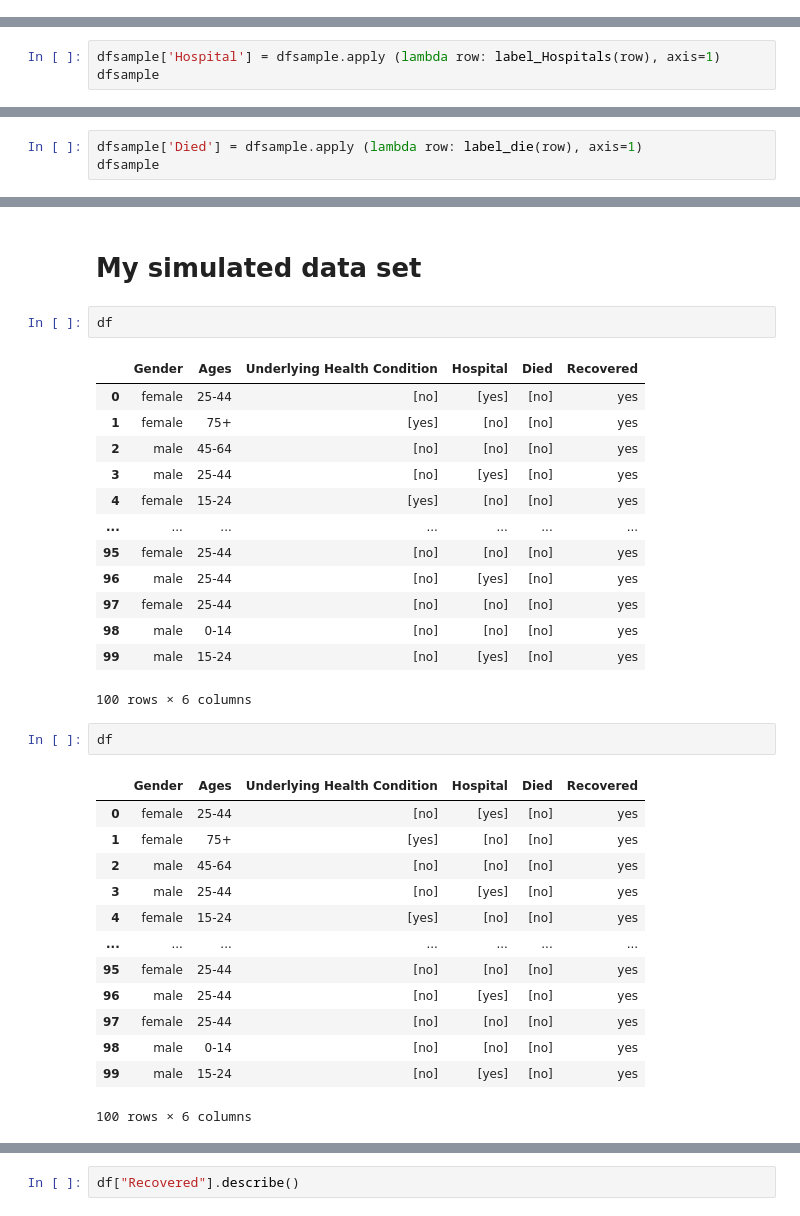
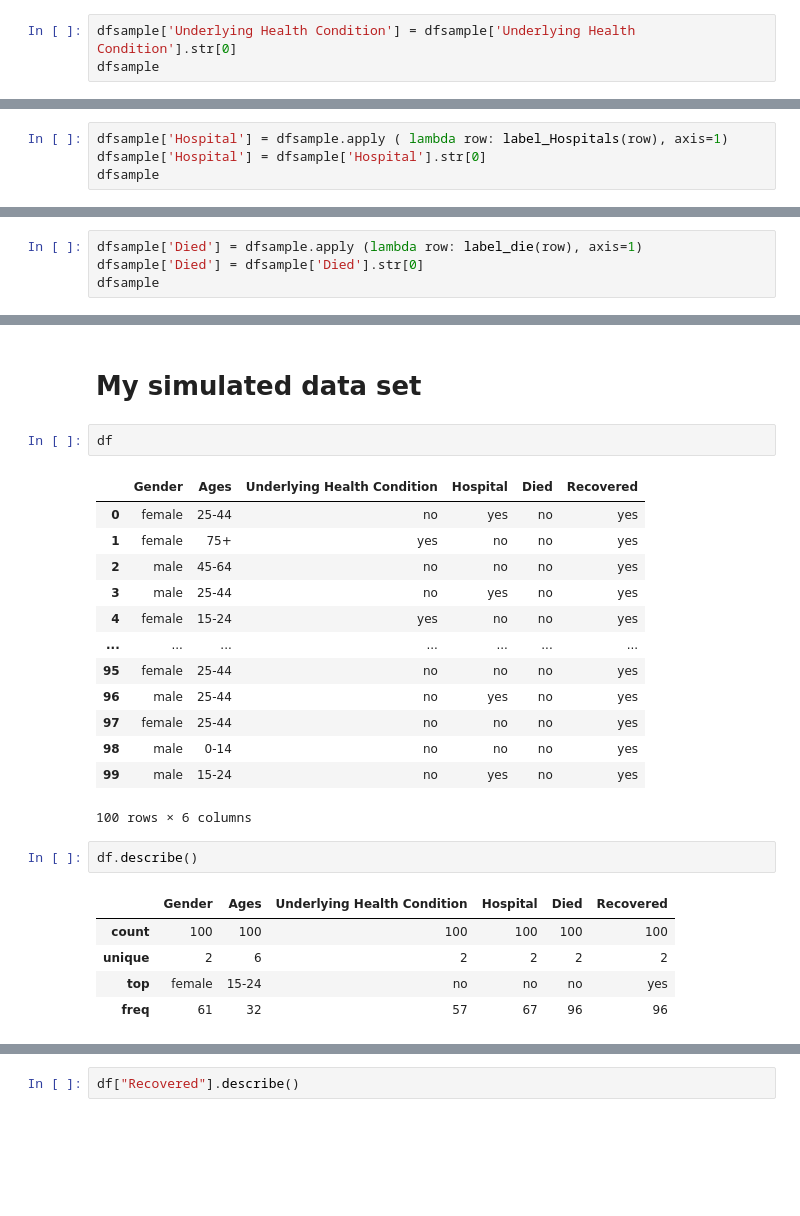
Before and after one commit to AineNicD/simulating-data, a Jupyter notebook: simulating-data.ipynb, the cells around one changed output, grey strips where cells are left out. Saved outputs shown, nothing was run; the diff lists cells and outputs as text; blank space fills up the shorter version.

```diff
--- a/simulating-data.ipynb
+++ b/simulating-data.ipynb
@@ -525,0 +530,3 @@ dfsample
+# %%
+dfsample['Underlying Health Condition'] = dfsample['Underlying Health Condition'].str[0]
+dfsample
@@ -554,7 +575,8 @@ def label_Hospitals (row):
    if row['Ages'] == '75+' :
       return np.random.choice(Hospital, 1, p = [0.36, 0.64])
 # %%
-dfsample['Hospital'] = dfsample.apply (lambda row: label_Hospitals(row), axis=1)
+dfsample['Hospital'] = dfsample.apply ( lambda row: label_Hospitals(row), axis=1)
+dfsample['Hospital'] = dfsample['Hospital'].str[0]
 dfsample
 # %% [output]
 |  | Ages | Underlying Health Condition | Hospital |
@@ -605,6 +627,7 @@ def label_die (row):
       return np.random.choice(Died, 1, p = [0.49, 0.51])
 # %%
 dfsample['Died'] = dfsample.apply (lambda row: label_die(row), axis=1)
+dfsample['Died'] = dfsample['Died'].str[0]
 dfsample
 # %% [output]
 |  | Ages | Underlying Health Condition | Hospital | Died |
@@ -680,31 +703,23 @@ df = df[['Gender','Ages','Underlying Health Condition','Hospital','Died','Recove
 df
 # %% [output]
 |  | Gender | Ages | Underlying Health Condition | Hospital | Died | Recovered |
-| 0 | female | 25-44 | [no] | [yes] | [no] | yes |
-| 1 | female | 75+ | [yes] | [no] | [no] | yes |
-| 2 | male | 45-64 | [no] | [no] | [no] | yes |
-| 3 | male | 25-44 | [no] | [yes] | [no] | yes |
-| 4 | female | 15-24 | [yes] | [no] | [no] | yes |
+| 0 | female | 25-44 | no | yes | no | yes |
+| 1 | female | 75+ | yes | no | no | yes |
+| 2 | male | 45-64 | no | no | no | yes |
+| 3 | male | 25-44 | no | yes | no | yes |
+| 4 | female | 15-24 | yes | no | no | yes |
 | ... | ... | ... | ... | ... | ... | ... |
-| 95 | female | 25-44 | [no] | [no] | [no] | yes |
-| 96 | male | 25-44 | [no] | [yes] | [no] | yes |
-| 97 | female | 25-44 | [no] | [no] | [no] | yes |
-| 98 | male | 0-14 | [no] | [no] | [no] | yes |
-| 99 | male | 15-24 | [no] | [yes] | [no] | yes |
+| 95 | female | 25-44 | no | no | no | yes |
+| 96 | male | 25-44 | no | yes | no | yes |
+| 97 | female | 25-44 | no | no | no | yes |
+| 98 | male | 0-14 | no | no | no | yes |
+| 99 | male | 15-24 | no | yes | no | yes |
 100 rows × 6 columns
 # %%
-df
+df.describe()
 # %% [output]
 |  | Gender | Ages | Underlying Health Condition | Hospital | Died | Recovered |
-| 0 | female | 25-44 | [no] | [yes] | [no] | yes |
-| 1 | female | 75+ | [yes] | [no] | [no] | yes |
-| 2 | male | 45-64 | [no] | [no] | [no] | yes |
-| 3 | male | 25-44 | [no] | [yes] | [no] | yes |
-| 4 | female | 15-24 | [yes] | [no] | [no] | yes |
-| ... | ... | ... | ... | ... | ... | ... |
-| 95 | female | 25-44 | [no] | [no] | [no] | yes |
-| 96 | male | 25-44 | [no] | [yes] | [no] | yes |
-| 97 | female | 25-44 | [no] | [no] | [no] | yes |
-| 98 | male | 0-14 | [no] | [no] | [no] | yes |
-| 99 | male | 15-24 | [no] | [yes] | [no] | yes |
+| count | 100 | 100 | 100 | 100 | 100 | 100 |
+| unique | 2 | 6 | 2 | 2 | 2 | 2 |
+| top | female | 15-24 | no | no | no | yes |
+| freq | 61 | 32 | 57 | 67 | 96 | 96 |
-100 rows × 6 columns
```
Also changed, not shown: parts of 31 cells of this notebook.
